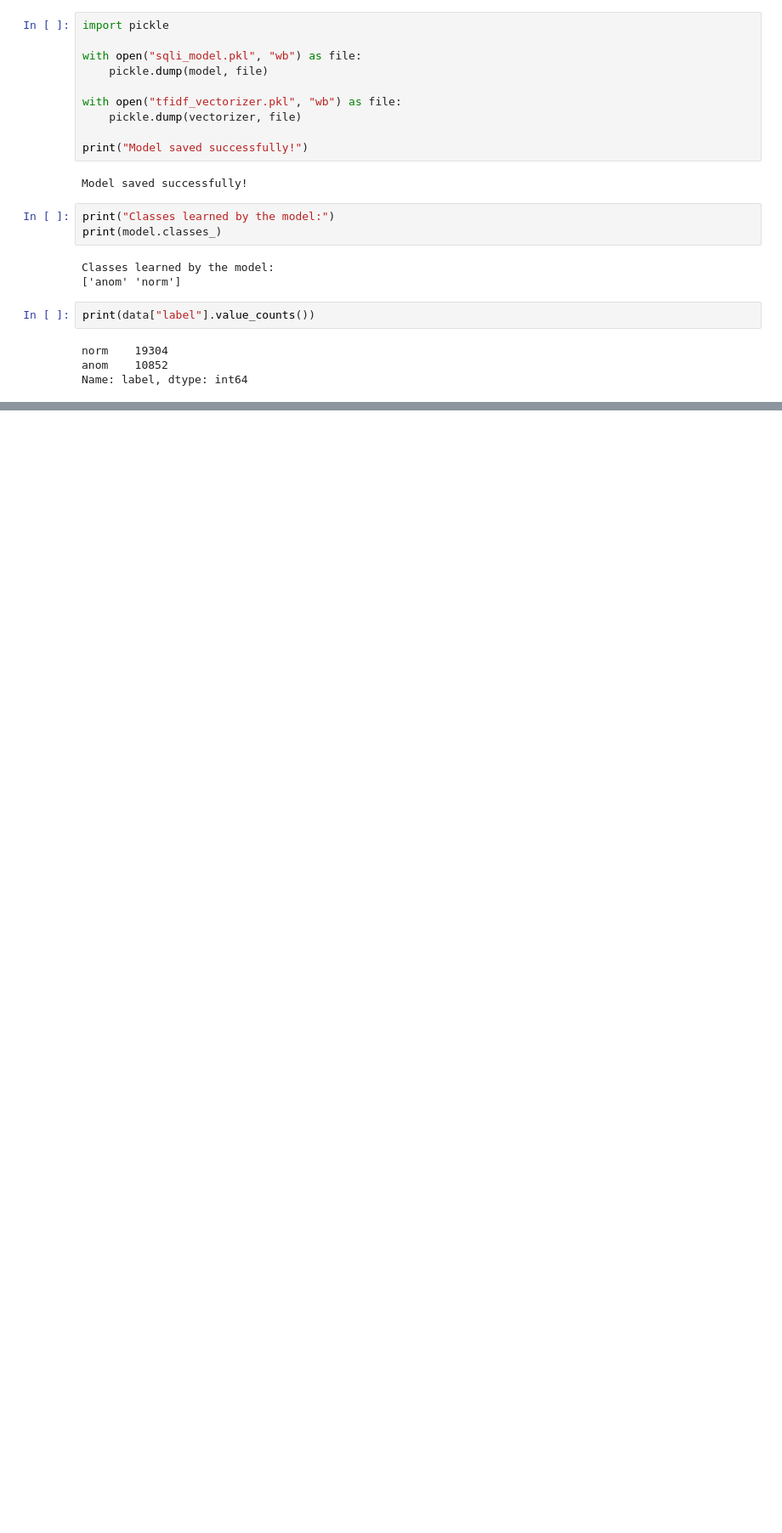
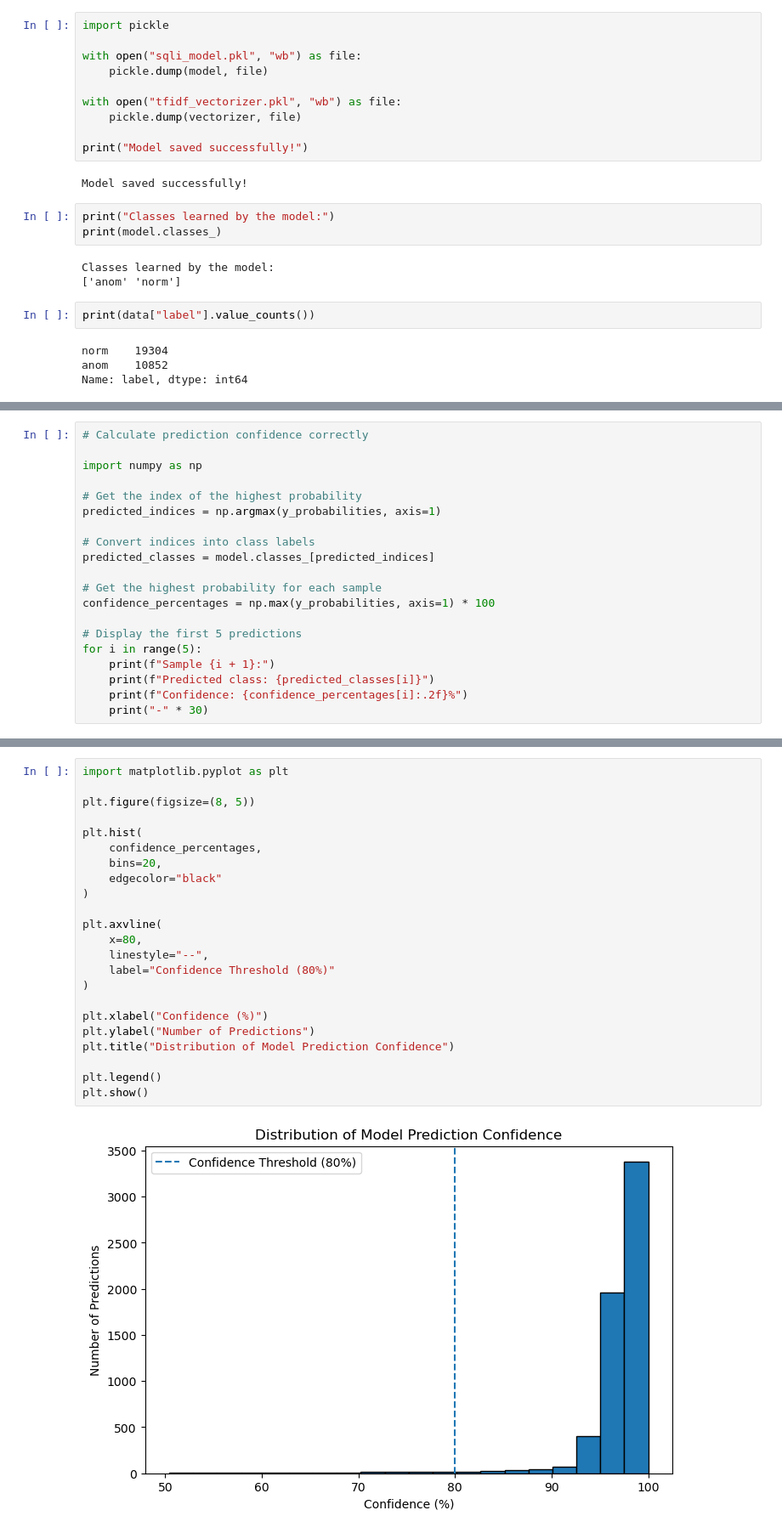
Before and after one commit to koustav-B/SQL-Injection-in-TCP-IP, a Jupyter notebook: sqli_project.ipynb, the cells around one changed output, grey strips where cells are left out. Shown at 85% size. Saved outputs shown, nothing was run; the diff lists cells and outputs as text; blank space fills up the shorter version.

```diff
--- a/sqli_project.ipynb
+++ b/sqli_project.ipynb
@@ -225,0 +284,20 @@ Name: label, dtype: int64
+# %%
+# Calculate prediction confidence correctly
+
+import numpy as np
+
+# Get the index of the highest probability
+predicted_indices = np.argmax(y_probabilities, axis=1)
+
+# Convert indices into class labels
+predicted_classes = model.classes_[predicted_indices]
+
+# Get the highest probability for each sample
+confidence_percentages = np.max(y_probabilities, axis=1) * 100
+
+# Display the first 5 predictions
+for i in range(5):
+    print(f"Sample {i + 1}:")
+    print(f"Predicted class: {predicted_classes[i]}")
+    print(f"Confidence: {confidence_percentages[i]:.2f}%")
+    print("-" * 30)
@@ -225,0 +346,25 @@ Name: label, dtype: int64
+# %%
+import matplotlib.pyplot as plt
+
+plt.figure(figsize=(8, 5))
+
+plt.hist(
+    confidence_percentages,
+    bins=20,
+    edgecolor="black"
+)
+
+plt.axvline(
+    x=80,
+    linestyle="--",
+    label="Confidence Threshold (80%)"
+)
+
+plt.xlabel("Confidence (%)")
+plt.ylabel("Number of Predictions")
+plt.title("Distribution of Model Prediction Confidence")
+
+plt.legend()
+plt.show()
+# %% [output]
+[figure, added]
```
Also changed, not shown: parts of 12 cells of this notebook, 11 other files.
